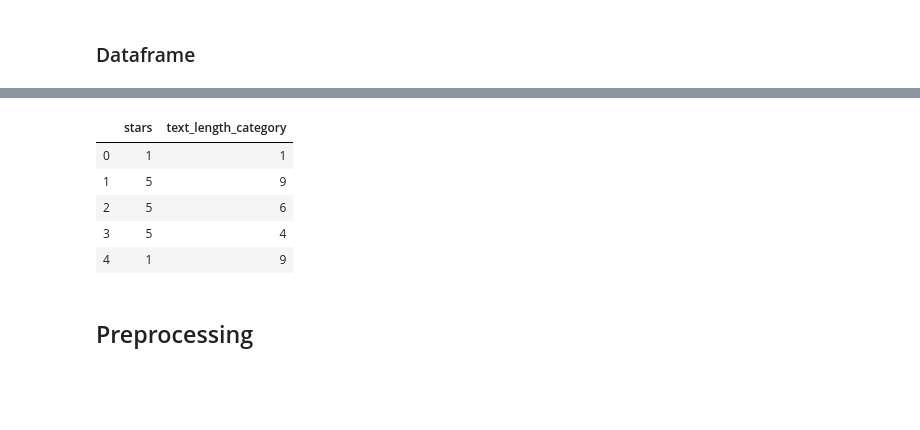
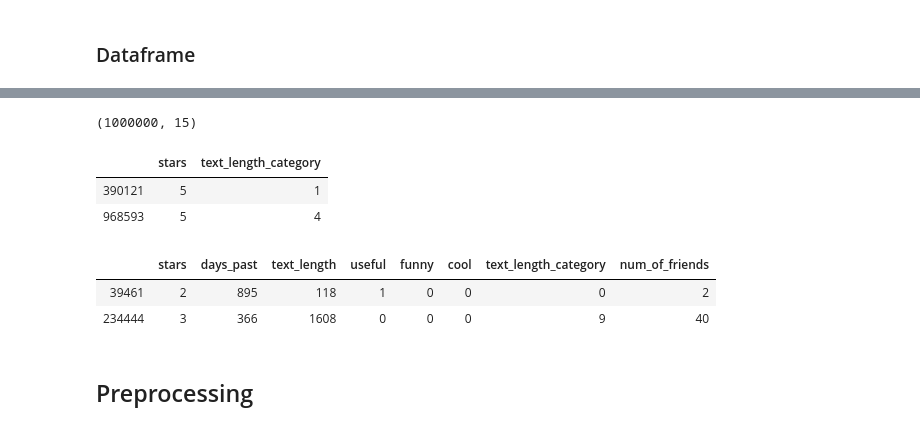
Before and after one commit to metinsenturk/review-credibility, a Jupyter notebook: notebooks/Preliminary Model (Unsupervised).ipynb, the cells around one changed output, grey strips where cells are left out. Cells and saved outputs as stored; diff of their text form; code cells hidden in the pictures; blank space fills up the shorter version.

```diff
--- a/notebooks/Preliminary Model.ipynb
+++ b/notebooks/Preliminary Model (Unsupervised).ipynb
@@ -37,15 +37,23 @@ df.head(2)
+# %%
+df.shape
+# %% [output]
+(1000000, 15)
 # %%
 features_continous = df.loc[:, ['stars', 'days_past', 'text_length', 'useful', 'funny', 'cool',
        'text_length_category', 'num_of_friends']]
 features_categorical = df.loc[:, ['stars', 'text_length_category']]
-features_categorical.head()
-# %% [output]
-|  | stars | text_length_category |
-| 0 | 1 | 1 |
-| 1 | 5 | 9 |
-| 2 | 5 | 6 |
-| 3 | 5 | 4 |
-| 4 | 1 | 9 |
+# %%
+features_categorical.sample(2)
+# %% [output]
+|  | stars | text_length_category |
+| 390121 | 5 | 1 |
+| 968593 | 5 | 4 |
+# %%
+features_continous.sample(2)
+# %% [output]
+|  | stars | days_past | text_length | useful | funny | cool | text_length_category | num_of_friends |
+| 39461 | 2 | 895 | 118 | 1 | 0 | 0 | 0 | 2 |
+| 234444 | 3 | 366 | 1608 | 0 | 0 | 0 | 9 | 40 |
 # %% [markdown]
 ## Preprocessing
 # %%
```
Also changed, not shown: parts of 23 cells of this notebook, 4 other files.
